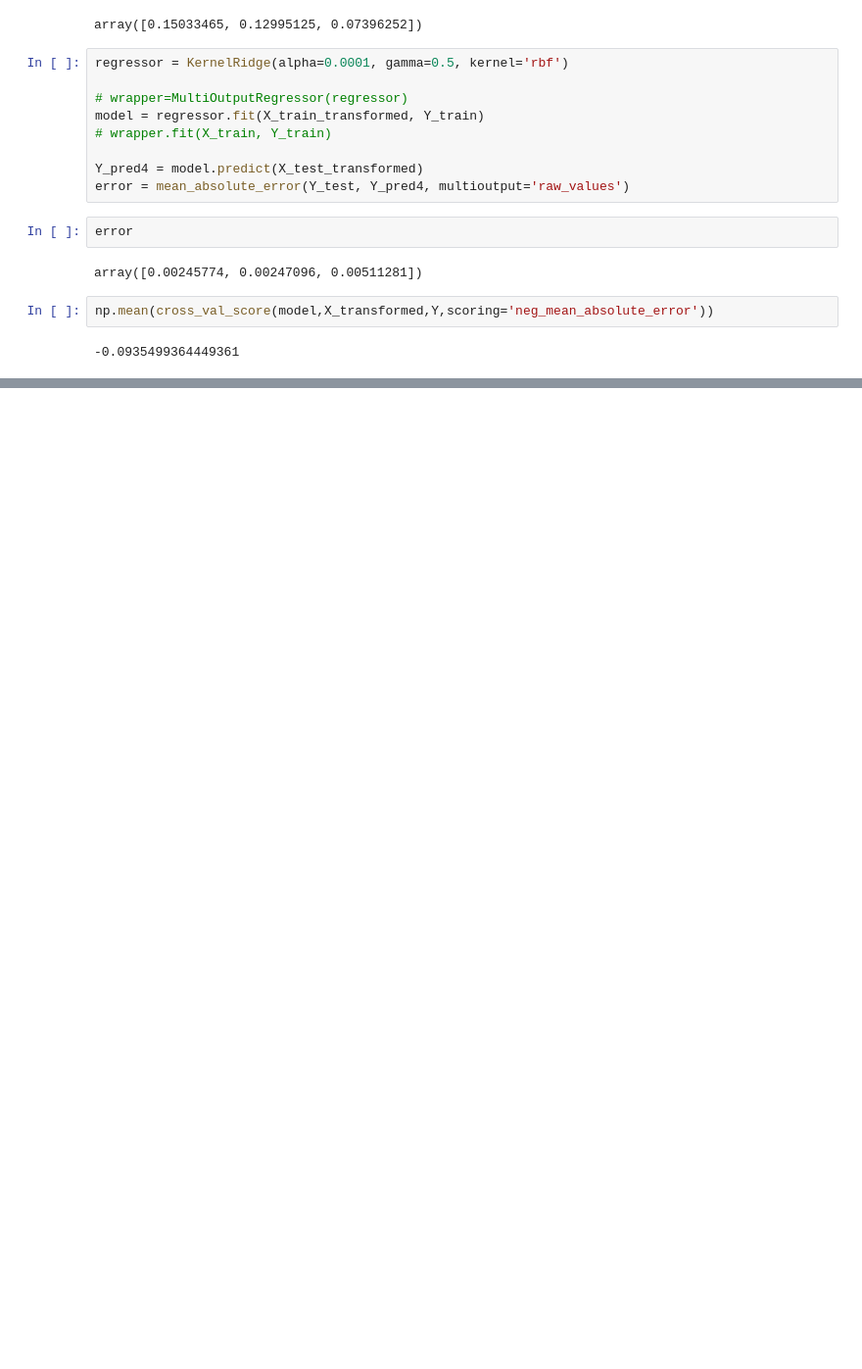
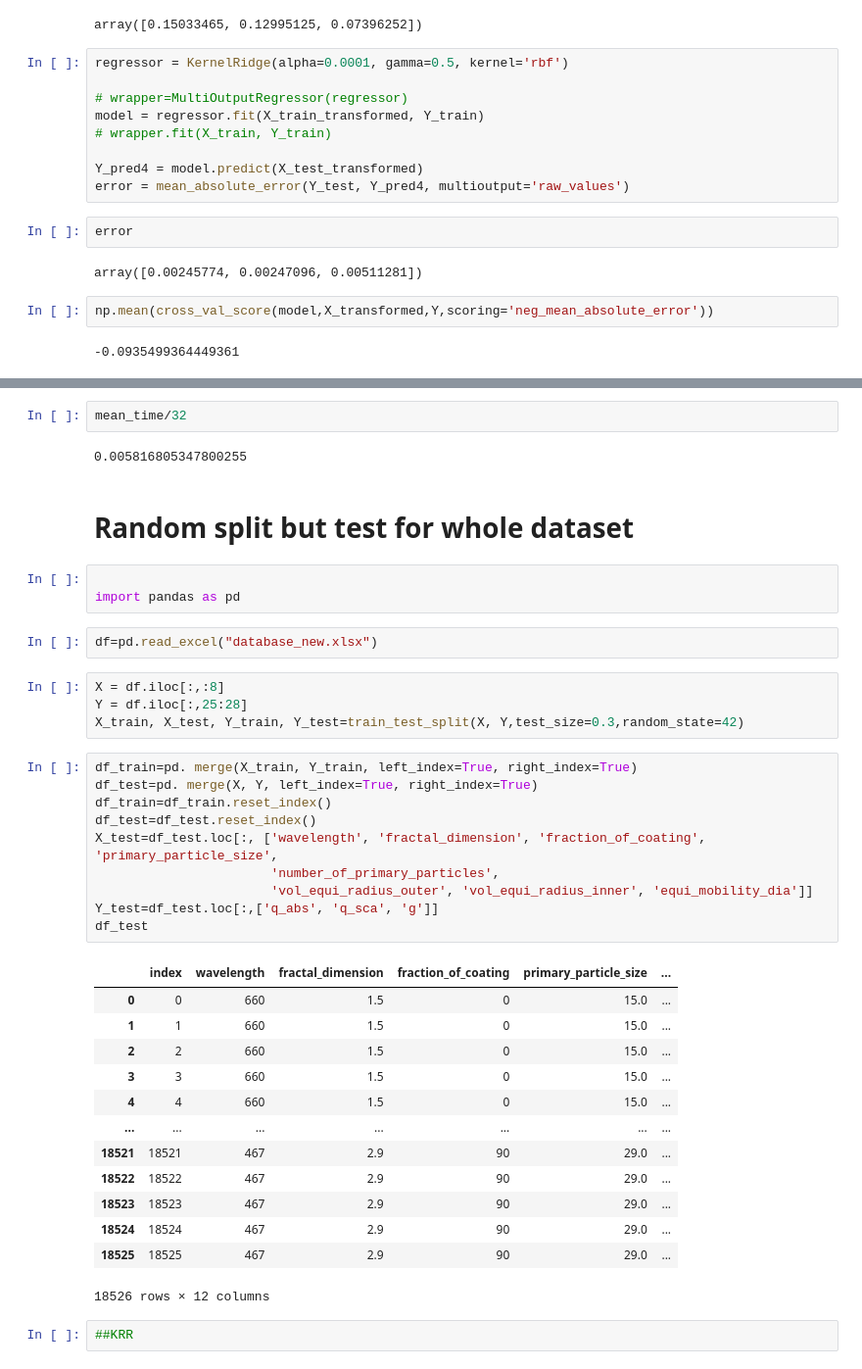
Before and after one commit to jaikrishna-patil/BC-Aerosol-Project, a Jupyter notebook: Notebooks/Untitled1.ipynb, the cells around one changed output, grey strips where cells are left out. Shown at 98% size. Drawn from its saved outputs; the diff is of its cells as text; blank space fills up the shorter version.

```diff
--- a/Notebooks/Untitled1.ipynb
+++ b/Notebooks/Untitled1.ipynb
@@ -235,0 +1670,41 @@ np.mean(cross_val_score(model,X_transformed,Y,scoring='neg_mean_absolute_error')
+# %%
+mean_time/32
+# %% [output]
+0.005816805347800255
+# %% [markdown]
+# Random split but test for whole dataset
+# %%
+
+import pandas as pd
+# %%
+df=pd.read_excel("database_new.xlsx")
+# %%
+X = df.iloc[:,:8]
+Y = df.iloc[:,25:28]
+X_train, X_test, Y_train, Y_test=train_test_split(X, Y,test_size=0.3,random_state=42)
+# %%
+df_train=pd. merge(X_train, Y_train, left_index=True, right_index=True)
+df_test=pd. merge(X, Y, left_index=True, right_index=True)
+df_train=df_train.reset_index()
+df_test=df_test.reset_index()
+X_test=df_test.loc[:, ['wavelength', 'fractal_dimension', 'fraction_of_coating', 'primary_particle_size',
+                       'number_of_primary_particles',
+                       'vol_equi_radius_outer', 'vol_equi_radius_inner', 'equi_mobility_dia']]
+Y_test=df_test.loc[:,['q_abs', 'q_sca', 'g']]
+df_test
+# %% [output]
+|  | index | wavelength | fractal_dimension | fraction_of_coating | primary_particle_size | ... |
+| 0 | 0 | 660 | 1.5 | 0 | 15.0 | ... |
+| 1 | 1 | 660 | 1.5 | 0 | 15.0 | ... |
+| 2 | 2 | 660 | 1.5 | 0 | 15.0 | ... |
+| 3 | 3 | 660 | 1.5 | 0 | 15.0 | ... |
+| 4 | 4 | 660 | 1.5 | 0 | 15.0 | ... |
+| ... | ... | ... | ... | ... | ... | ... |
+| 18521 | 18521 | 467 | 2.9 | 90 | 29.0 | ... |
+| 18522 | 18522 | 467 | 2.9 | 90 | 29.0 | ... |
+| 18523 | 18523 | 467 | 2.9 | 90 | 29.0 | ... |
+| 18524 | 18524 | 467 | 2.9 | 90 | 29.0 | ... |
+| 18525 | 18525 | 467 | 2.9 | 90 | 29.0 | ... |
+18526 rows × 12 columns
+# %%
+##KRR
```
Also changed, not shown: parts of 72 cells of this notebook, 20 other files.
